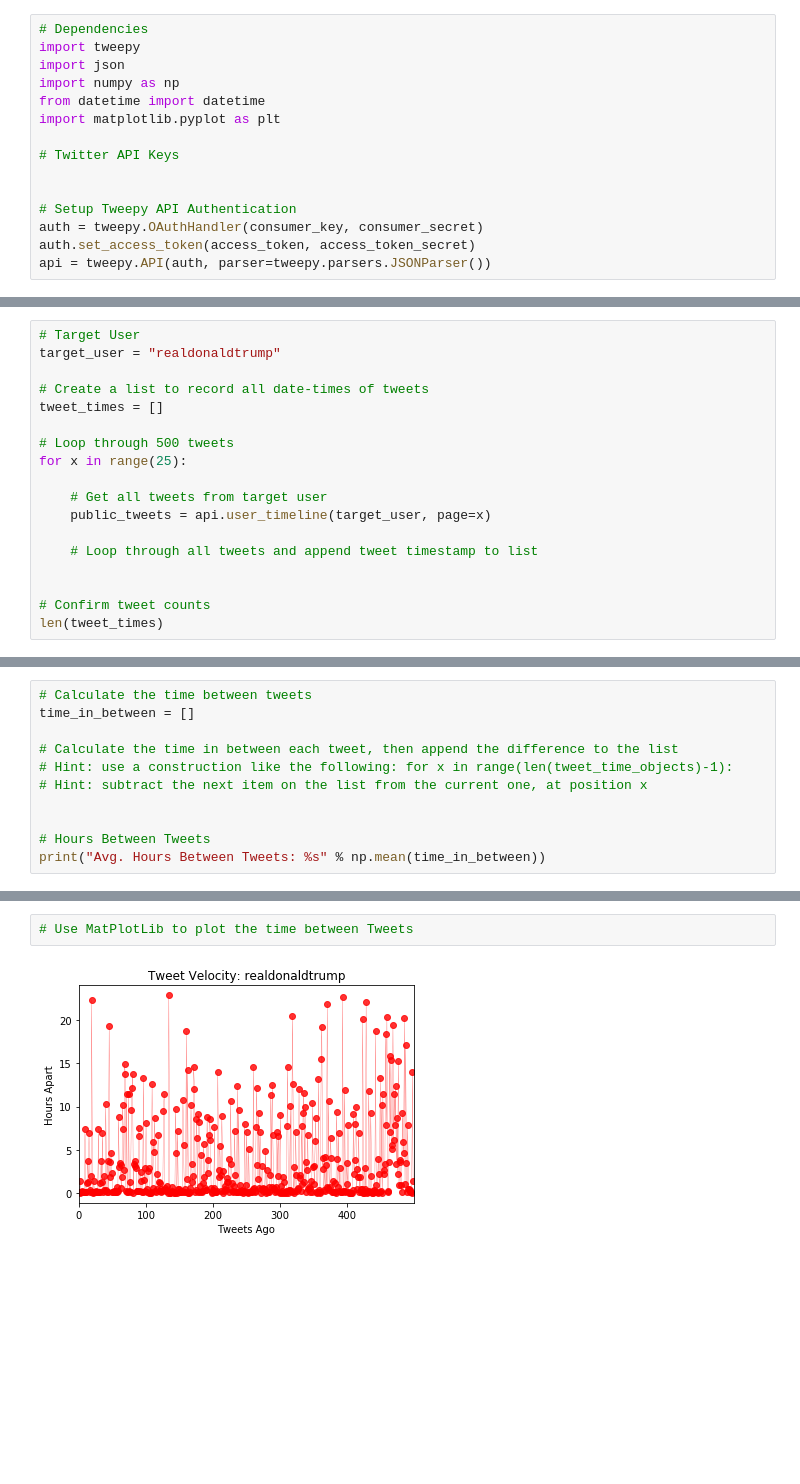
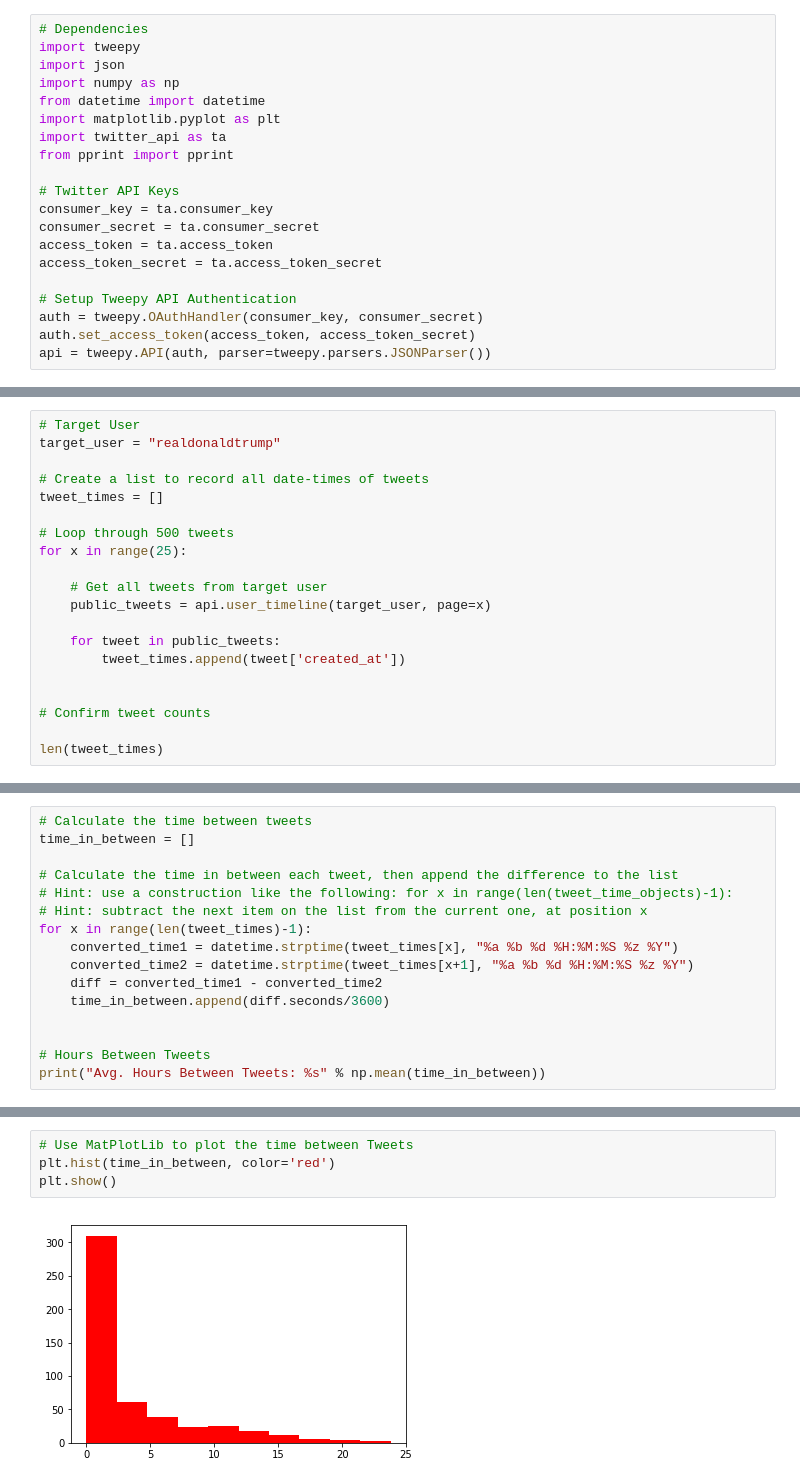
Before and after one commit to sHongJung/Data_Analytics, a Jupyter notebook: 07-Social_Analytics/1/Activities/Unsolved/09-Stu_Tweet_Velocity/TweetVelocity_UNSOLVED.ipynb, the cells around one changed output, grey strips where cells are left out. Drawn from its saved outputs; the diff is of its cells as text; blank space fills up the shorter version.

```diff
--- a/07-Social_Analytics/1/Activities/Unsolved/09-Stu_Tweet_Velocity/TweetVelocity_UNSOLVED.ipynb
+++ b/07-Social_Analytics/1/Activities/Unsolved/09-Stu_Tweet_Velocity/TweetVelocity_UNSOLVED.ipynb
@@ -5,9 +5,14 @@ import json
 import numpy as np
 from datetime import datetime
 import matplotlib.pyplot as plt
+import twitter_api as ta
+from pprint import pprint
 
 # Twitter API Keys
-
+consumer_key = ta.consumer_key
+consumer_secret = ta.consumer_secret
+access_token = ta.access_token
+access_token_secret = ta.access_token_secret
 
 # Setup Tweepy API Authentication
 auth = tweepy.OAuthHandler(consumer_key, consumer_secret)
@@ -28,8 +31,10 @@ for x in range(25):
     # Get all tweets from target user
     public_tweets = api.user_timeline(target_user, page=x)
 
-    # Loop through all tweets and append tweet timestamp to list
+    for tweet in public_tweets:
+        tweet_times.append(tweet['created_at'])
 
 
 # Confirm tweet counts
+
 len(tweet_times)
@@ -44,6 +54,11 @@ time_in_between = []
 # Calculate the time in between each tweet, then append the difference to the list
 # Hint: use a construction like the following: for x in range(len(tweet_time_objects)-1):
 # Hint: subtract the next item on the list from the current one, at position x
+for x in range(len(tweet_times)-1):
+    converted_time1 = datetime.strptime(tweet_times[x], "%a %b %d %H:%M:%S %z %Y")
+    converted_time2 = datetime.strptime(tweet_times[x+1], "%a %b %d %H:%M:%S %z %Y")
+    diff = converted_time1 - converted_time2
+    time_in_between.append(diff.seconds/3600)
 
 
 # Hours Between Tweets
@@ -55,4 +88,6 @@ time_in_between
 # %%
 # Use MatPlotLib to plot the time between Tweets
+plt.hist(time_in_between, color='red')
+plt.show()
 # %% [output]
-[figure, old version]
+[figure, new version]
```
Also changed, not shown: parts of 5 cells of this notebook, 49 other files.
